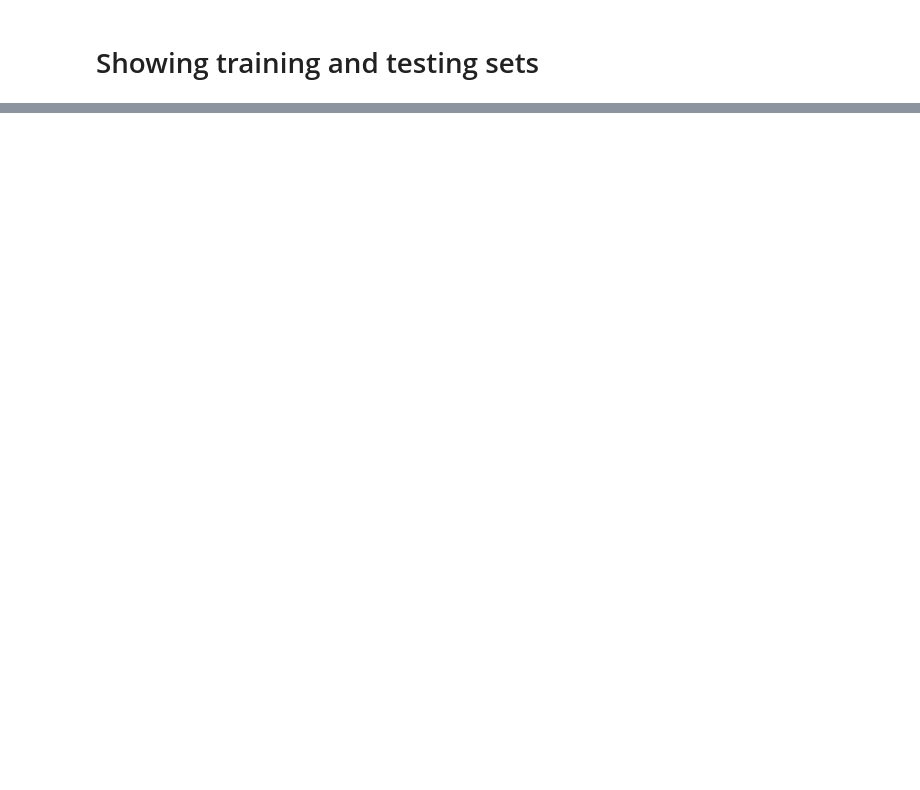
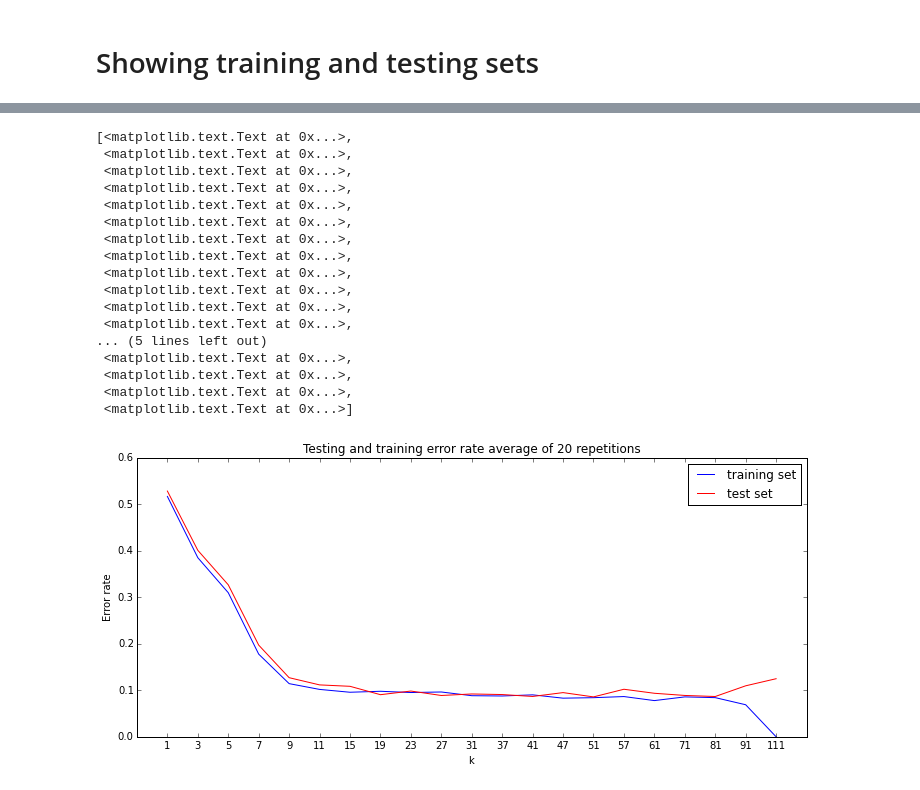
Before and after one commit to Prooffreader/intro_machine_learning, a Jupyter notebook: 04_Classification_kNN.ipynb, the cells around one changed output, grey strips where cells are left out. Cells and saved outputs as stored; diff of their text form; code cells hidden in the pictures; blank space fills up the shorter version.

```diff
--- a/04_Classification_kNN.ipynb
+++ b/04_Classification_kNN.ipynb
@@ -301,0 +222,10 @@ print(y_test)
+# %%
+%%time
+
+import csv
+with open('kNN_test_train.csv', 'w', newline='') as csvfile:
+    csvwriter = csv.writer(csvfile, delimiter=',')
+    for k in [1,3,5,7,9,11,15,19,23,27,31,37,41,47,51,57,61,71,81,91,111]:
+        for i in range(20):
+            scores = kNN_test(k=k, reps=1, plot=False)
+            csvwriter.writerow([k, scores[0], scores[1]])
@@ -301,0 +255,44 @@ print(y_test)
+# %%
+dftest = pd.read_csv('kNN_test_train.csv', names=['k', 'train_error', 'test_error'])
+# %%
+ks = list(dftest.k.unique())
+ks.sort()
+# %%
+xs = []
+ys_train = []
+ys_test = []
+for i, k in enumerate(ks):
+    xs.append(len(ks) - i)
+    ys_train.append(dftest[dftest.k==k].train_error.mean())
+    ys_test.append(dftest[dftest.k==k].test_error.mean())
+
+fig = plt.figure(figsize=(12,5))
+ax = fig.add_subplot(111)
+ax.set_title('Testing and training error rate average of 20 repetitions')
+ax.plot(xs, ys_train, 'b-', label="training set")
+ax.plot(xs, ys_test, 'r-', label="test set")
+ax.set_xlim(0, 22)
+ax.set_ylabel('Error rate')
+ax.set_xlabel('k')
+ax.set_xticks(range(1,22))
+ax.legend()
+ax.set_xticklabels( ks )
+# %% [output]
+[<matplotlib.text.Text at 0x...>,
+ <matplotlib.text.Text at 0x...>,
+ <matplotlib.text.Text at 0x...>,
+ <matplotlib.text.Text at 0x...>,
+ <matplotlib.text.Text at 0x...>,
+ <matplotlib.text.Text at 0x...>,
+ <matplotlib.text.Text at 0x...>,
+ <matplotlib.text.Text at 0x...>,
+ <matplotlib.text.Text at 0x...>,
+ <matplotlib.text.Text at 0x...>,
+ <matplotlib.text.Text at 0x...>,
+ <matplotlib.text.Text at 0x...>,
+... (5 lines left out)
+ <matplotlib.text.Text at 0x...>,
+ <matplotlib.text.Text at 0x...>,
+ <matplotlib.text.Text at 0x...>,
+ <matplotlib.text.Text at 0x...>]
+[figure, added]
```
Also changed, not shown: parts of 8 cells of this notebook, 12 other files.
